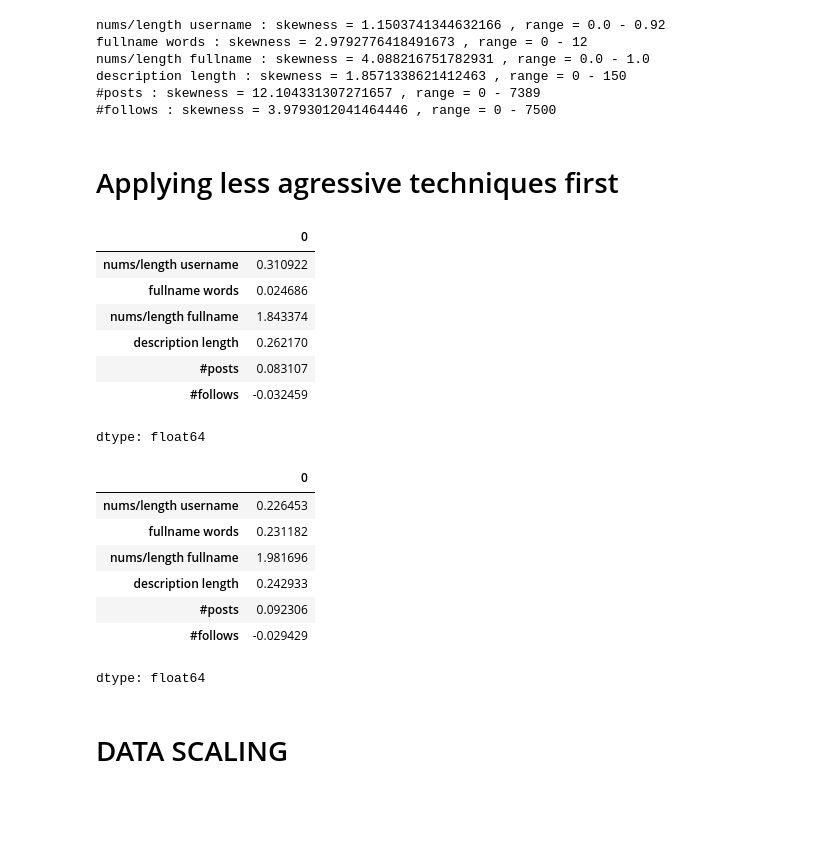
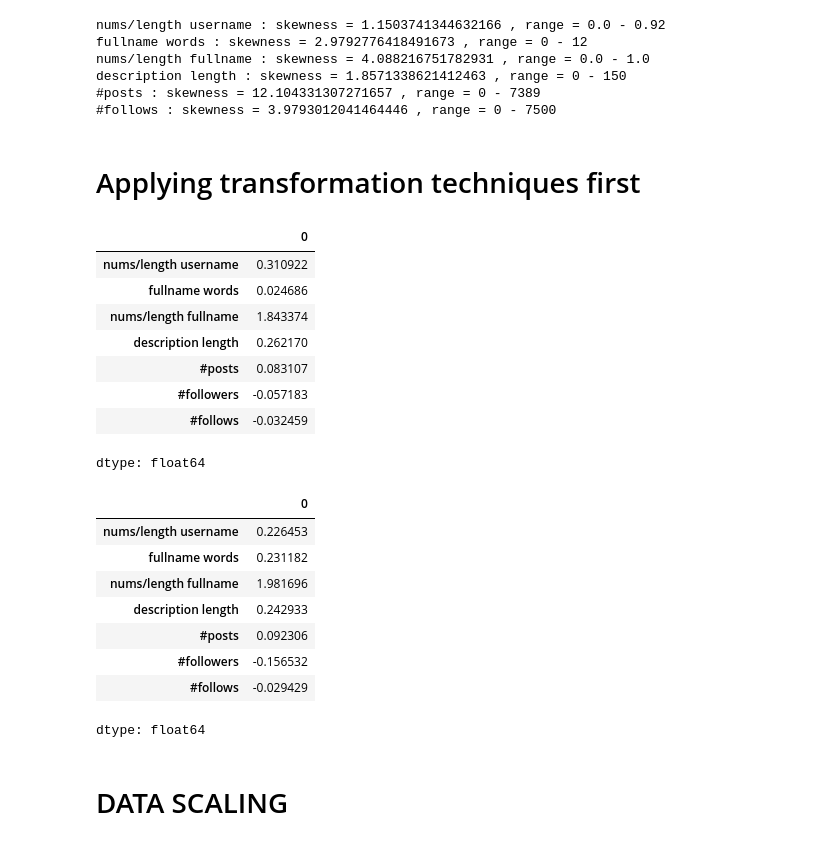
Before and after one commit to awesome786engineer/Machine-Learning-Projects, a Jupyter notebook: InstaFakeID_Detection.ipynb, the cells around one changed output. Cells and saved outputs as stored; diff of their text form; code cells hidden in the pictures; blank space fills up the shorter version.

```diff
--- a/InstaFakeID_Detection.ipynb
+++ b/InstaFakeID_Detection.ipynb
@@ -175,7 +131,7 @@ description length : skewness = 1.8571338621412463 , range = 0 - 150
 #posts : skewness = 12.104331307271657 , range = 0 - 7389
 #follows : skewness = 3.9793012041464446 , range = 0 - 7500
 # %% [markdown]
-# Applying less agressive techniques first
+# Applying transformation techniques first
 # %%
 from sklearn.preprocessing import PowerTransformer
 def transform(df, pt_train_data = None):
@@ -184,30 +140,31 @@ def transform(df, pt_train_data = None):
   pt = PowerTransformer(method='yeo-johnson') # Initialize pt here
 
   if pt_train_data is None:
-    df[selected_non_binary_columns] = pt.fit_transform(df[selected_non_binary_columns])
+    df[non_binary_columns] = pt.fit_transform(df[non_binary_columns])
   else:
     pt = pt_train_data # Use provided transformer
-    df[selected_non_binary_columns] = pt.transform(df[selected_non_binary_columns])
+    df[non_binary_columns] = pt.transform(df[non_binary_columns])
 
 
   return df,pt # Return the modified DataFrame
 # %%
 new_train_df ,pt_train_data= transform(train_df)
 # %%
-new_train_df[selected_non_binary_columns].skew()
+new_train_df[non_binary_columns].skew()
 # %% [output]
 |  | 0 |
 | nums/length username | 0.310922 |
 | fullname words | 0.024686 |
 | nums/length fullname | 1.843374 |
 | description length | 0.262170 |
 | #posts | 0.083107 |
+| #followers | -0.057183 |
 | #follows | -0.032459 |
 dtype: float64
 # %%
 new_test_df,pt_train_data  = transform(test_df,pt_train_data)
 # %%
-new_test_df[selected_non_binary_columns].skew()
+new_test_df[non_binary_columns].skew()
 # %% [output]
 |  | 0 |
 | nums/length username | 0.226453 |
@@ -215,6 +172,7 @@ new_test_df[selected_non_binary_columns].skew()
 | nums/length fullname | 1.981696 |
 | description length | 0.242933 |
 | #posts | 0.092306 |
+| #followers | -0.156532 |
 | #follows | -0.029429 |
 dtype: float64
 # %% [markdown]
```
Also changed, not shown: parts of 10 cells of this notebook.
